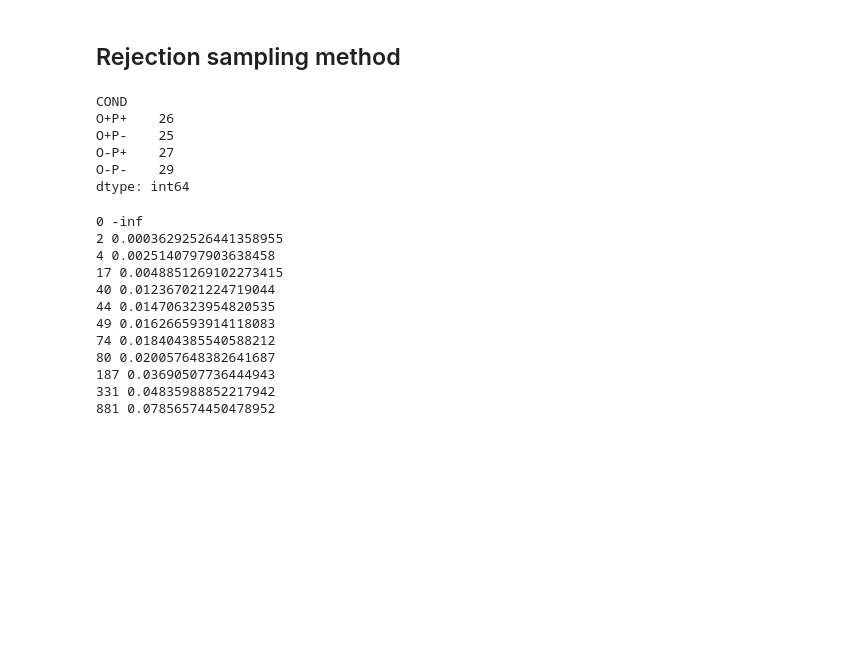
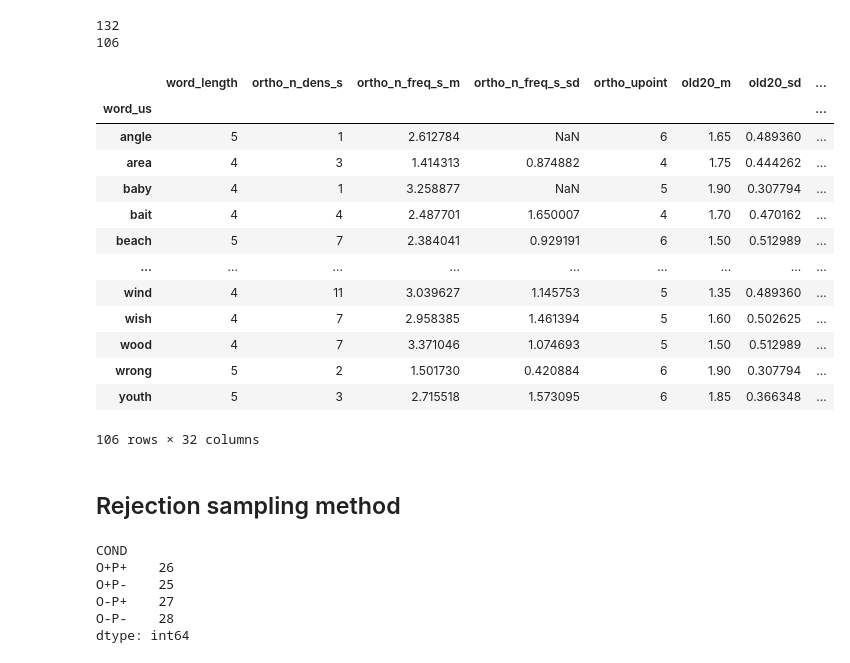
Before and after one commit to hans/np-neighborhood, a Jupyter notebook: 04 check balance.ipynb, the cells around one changed output. Cells and saved outputs as stored; diff of their text form; code cells hidden in the pictures; blank space fills up the shorter version.

Commit message:
update to sentence sampling and block sampling noteboosk

```diff
--- a/04 check balance.ipynb
+++ b/04 check balance.ipynb
@@ -18,16 +32,40 @@ print(candidate_sentences.groupby("target_word").ngroups)
+# %%
+candidate_sentences["sentence_length"] = candidate_sentences.sentence.apply(lambda x: len([x for x in word_tokenize(x) if not re.match(r'\W+', x)]))
 # %%
-words = pd.read_csv("adopted_df_blocks_withBalancedUnion.csv")
+words = pd.read_csv("adopted_df_blocks_withBalancedUnion.csv").set_index("word_us")
+# %%
+# Retain only those covered by the sentences
+print(len(words))
+words = words.loc[candidate_sentences["target_word"].unique()]
+print(len(words))
+words
+# %% [output]
+132
+106
+|  | word_length | ortho_n_dens_s | ortho_n_freq_s_m | ortho_n_freq_s_sd | ortho_upoint | old20_m | old20_sd | ... |
+| word_us |  |  |  |  |  |  |  | ... |
+| angle | 5 | 1 | 2.612784 | NaN | 6 | 1.65 | 0.489360 | ... |
+| area | 4 | 3 | 1.414313 | 0.874882 | 4 | 1.75 | 0.444262 | ... |
+| baby | 4 | 1 | 3.258877 | NaN | 5 | 1.90 | 0.307794 | ... |
+| bait | 4 | 4 | 2.487701 | 1.650007 | 4 | 1.70 | 0.470162 | ... |
+| beach | 5 | 7 | 2.384041 | 0.929191 | 6 | 1.50 | 0.512989 | ... |
+| ... | ... | ... | ... | ... | ... | ... | ... | ... |
+| wind | 4 | 11 | 3.039627 | 1.145753 | 5 | 1.35 | 0.489360 | ... |
+| wish | 4 | 7 | 2.958385 | 1.461394 | 5 | 1.60 | 0.502625 | ... |
+| wood | 4 | 7 | 3.371046 | 1.074693 | 5 | 1.50 | 0.512989 | ... |
+| wrong | 5 | 2 | 1.501730 | 0.420884 | 6 | 1.90 | 0.307794 | ... |
+| youth | 5 | 3 | 2.715518 | 1.573095 | 6 | 1.85 | 0.366348 | ... |
+106 rows × 32 columns
 # %% [markdown]
 ## Rejection sampling method
 # %%
 merged = pd.merge(candidate_sentences, words, left_on="target_word", right_on="word_us")
+merged.groupby("COND").apply(lambda xs: xs.target_word.nunique())
+# %% [output]
+COND
+O+P+    26
+O+P-    25
+O-P+    27
+O-P-    28
+dtype: int64
-# %%
-merged.groupby("COND").apply(lambda xs: xs.target_word.nunique())
-# %% [output]
-COND
-O+P+    26
-O+P-    25
-O-P+    27
-O-P-    29
-dtype: int64
 # %%
@@ -68,27 +140,8 @@ def objective(melted_df):
 
     return min_p
 # %%
-best_sample = None
-best_objective = float("-inf")
-
-for i in range(1000):
+@delayed
+def sample_and_evaluate():
     s_words, s_sentences, s_melted = get_sample()
-    obj = objective(s_melted)
-
-    if obj > best_objective:
-        print(i, best_objective)
-        best_objective = obj
-        best_sample = s_words, s_sentences, s_melted
+    obj = objective(s_sentences, s_melted)
+    return obj, (s_words, s_sentences, s_melted)
-# %% [output]
-0 -inf
-2 0.00036292526441358955
-4 0.0025140797903638458
-17 0.0048851269102273415
-40 0.012367021224719044
-44 0.014706323954820535
-49 0.016266593914118083
-74 0.018404385540588212
-80 0.020057648382641687
-187 0.03690507736444943
-331 0.04835988852217942
-881 0.07856574450478952
```
Also changed, not shown: parts of 11 cells of this notebook, 1 other file.
